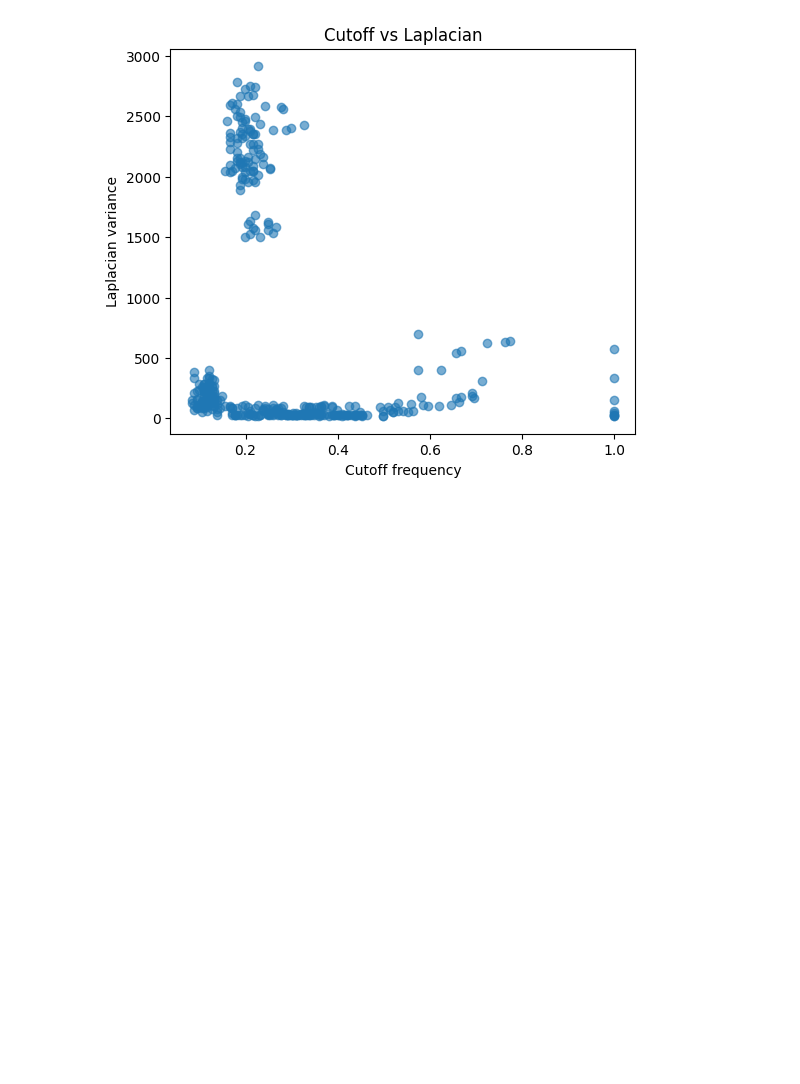
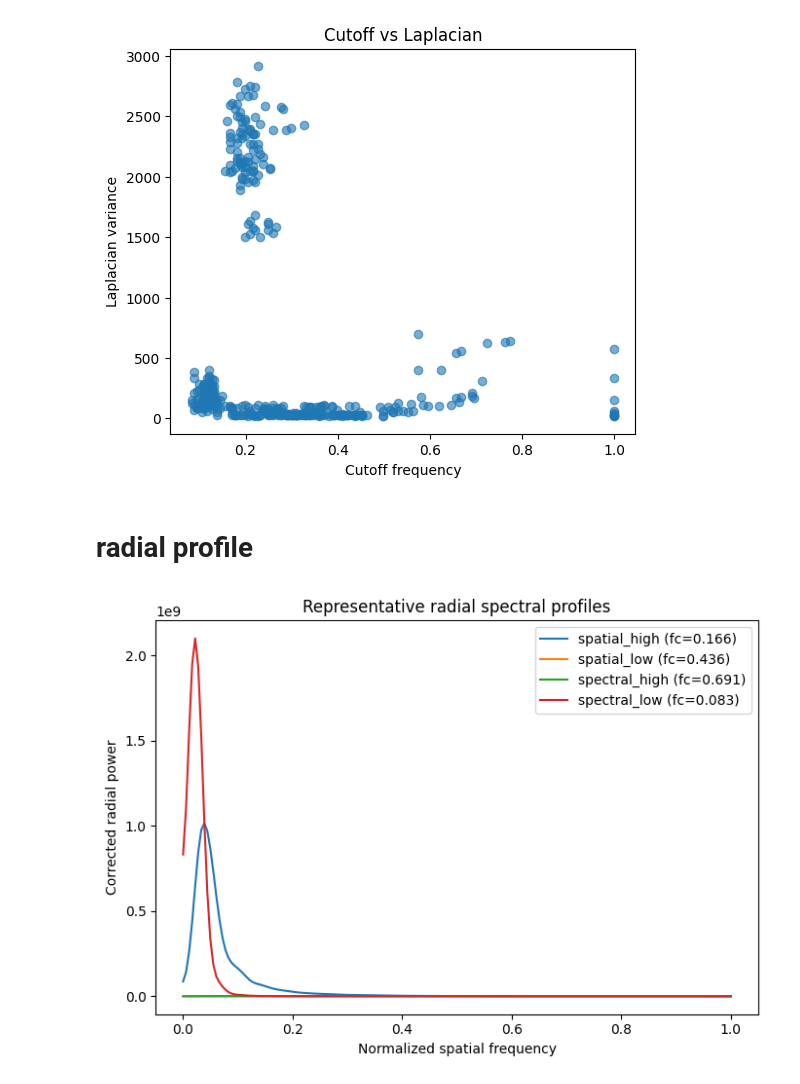
Before and after one commit to DwardEE/BME1462, a Jupyter notebook: image_spectral_cutoff.ipynb, the cells around one changed output. Cells and saved outputs as stored; diff of their text form; code cells hidden in the pictures; blank space fills up the shorter version.

```diff
--- a/image_spectral_cutoff.ipynb
+++ b/image_spectral_cutoff.ipynb
@@ -237,3 +239,48 @@ plt.title("Cutoff vs Laplacian")
 plt.show()
 # %% [output]
 [figure]
+# %% [markdown]
+# radial profile
+# %%
+import os
+import numpy as np
+import matplotlib.pyplot as plt
+from PIL import Image
+
+base = "data/patch_samples"
+groups = ["spatial_high", "spatial_low", "spectral_high", "spectral_low"]
+
+examples = {}
+
+for g in groups:
+    path = os.path.join(base, g)
+    fname = sorted([f for f in os.listdir(path) if f.endswith(".png")])[0]  # pick one example
+    patch = np.array(Image.open(os.path.join(path, fname)).convert("L"))
+
+    fc, r, prof, prof_corr = effective_resolution_cutoff(patch)
+    examples[g] = {
+        "fname": fname,
+        "patch": patch,
+        "fc": fc,
+        "r": r,
+        "prof": prof,
+        "prof_corr": prof_corr,
+    }
+# %%
+plt.figure(figsize=(7,5))
+
+for g in groups:
+    plt.plot(
+        examples[g]["r"],
+        examples[g]["prof_corr"],
+        label=f"{g} (fc={examples[g]['fc']:.3f})"
+    )
+
+plt.xlabel("Normalized spatial frequency")
+plt.ylabel("Corrected radial power")
+plt.title("Representative radial spectral profiles")
+plt.legend()
+plt.tight_layout()
+plt.show()
+# %% [output]
+[figure, added]
```
Also changed, not shown: parts of 2 cells of this notebook, 1 other file.
